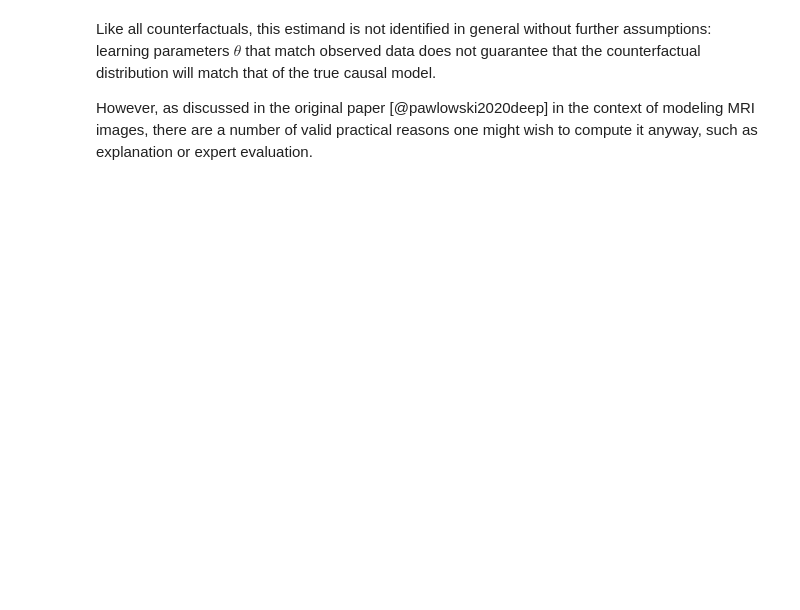
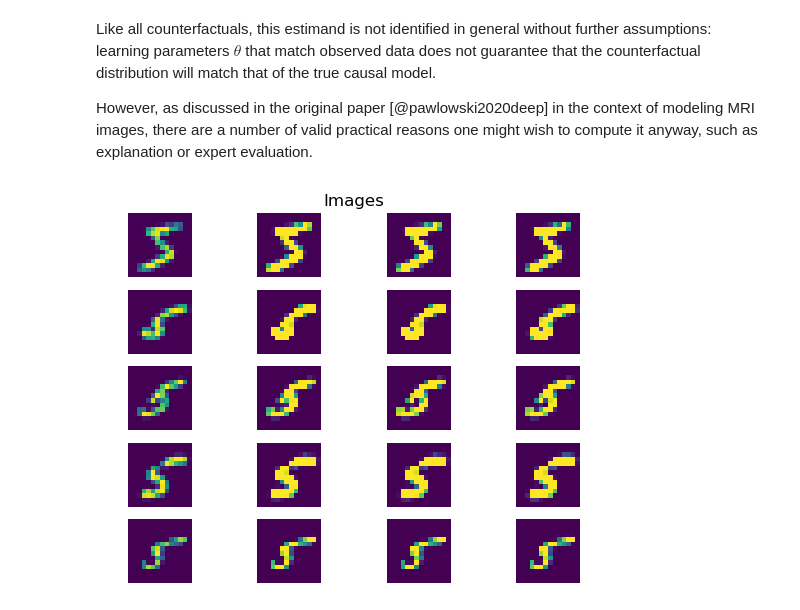
Before and after one commit to BasisResearch/chirho, a Jupyter notebook: docs/source/deepscm.ipynb, the cells around one changed output. Cells and saved outputs as stored; diff of their text form; code cells hidden in the pictures; blank space fills up the shorter version.

```diff
--- a/docs/source/deepscm.ipynb
+++ b/docs/source/deepscm.ipynb
@@ -658,11 +693,13 @@ class CounterfactualDeepSCM(PyroModule):
         self.model = model
 
     def forward(self, x_obs: torch.Tensor, i_act: torch.Tensor):
-        with MultiWorldCounterfactual(dim=-2), \
-                plate("observations", size=x_obs.shape[0], dim=-1), \
+        with pyro.poutine.reparam(config={"X": DeepSCMReparam()}), \
+                MultiWorldCounterfactual(-2), \
+                pyro.poutine.infer_config(config_fn=lambda msg: {"_cf_conditioned": True} if msg["name"] == "X" else {}), \
+                pyro.plate("observations", size=x_obs.shape[0], dim=-1), \
                 do(actions={"I": i_act}), \
-                condition(data={"X": x_obs}):
-            return model()
+                pyro.condition(data={"X": x_obs[None, ...].expand((2,) + x_obs.shape)}):
+            return self.model()
 
 cf_model = CounterfactualDeepSCM(model)
 pyro.render_model(cf_model, model_args=(images[:1], intensity[:1]))
@@ -676,3 +715,25 @@ However, as discussed in the
 original paper [@pawlowski2020deep] in the context of modeling MRI
 images, there are a number of valid practical reasons one might wish to
 compute it anyway, such as explanation or expert evaluation.
+# %%
+num_data, num_samples = 5, 4
+
+observed_images = images[:num_data]
+intervened_intensity = intensity[:num_data] * 0 + 200
+
+cf_predictive = pyro.infer.Predictive(cf_model, guide=lambda *args: None, num_samples=num_samples, parallel=True).to(device=torch.device("cpu"))
+samples = cf_predictive(observed_images, intervened_intensity)
+
+fig = plt.figure()
+plt.title("Images")
+plt.axis("off")
+for i in range(num_data):
+    fig.add_subplot(num_data, num_samples, num_samples * i + 1)
+    plt.imshow(samples["X"][0, 0, i].squeeze())
+    plt.axis("off")
+    for s in range(1, num_samples):
+        fig.add_subplot(num_data, num_samples, num_samples * i + 1 + s)
+        plt.imshow(samples["X"][s, 1, i].squeeze())
+        plt.axis("off")
+# %% [output]
+[figure, added]
```
Also changed, not shown: parts of 9 cells of this notebook.
